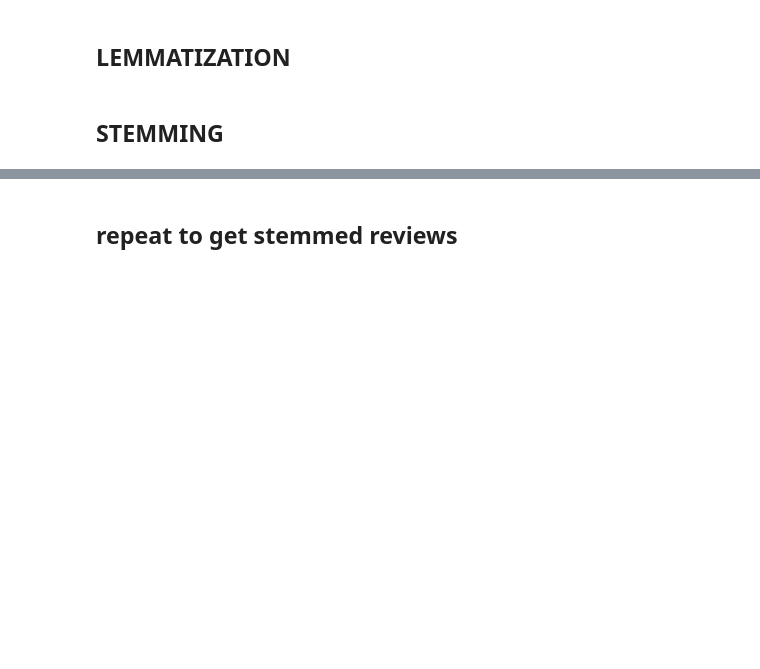
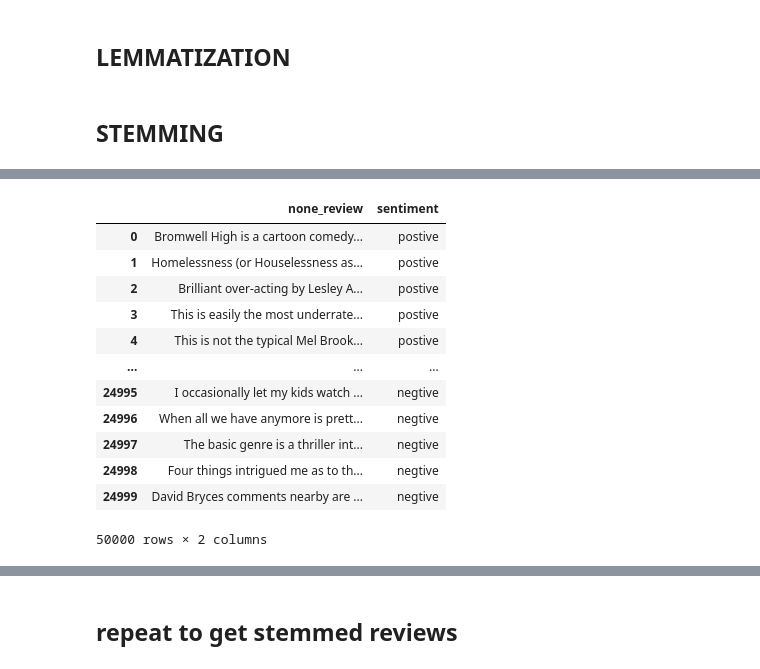
Before and after one commit to uhhiitsphilia/CDS-Project, a Jupyter notebook: preprocessing_Henry.ipynb, the cells around one changed output, grey strips where cells are left out. Cells and saved outputs as stored; diff of their text form; code cells hidden in the pictures; blank space fills up the shorter version.

```diff
--- a/preprocessing_Henry.ipynb
+++ b/preprocessing_Henry.ipynb
@@ -4,10 +4,10 @@ import re
 # %% [markdown]
 ## importing raw dataset from github
 # %%
-url = 'https://raw.githubusercontent.com/uhhiitsphilia/CDS-Project/main/data/raw_data/train.csv?token=AR3M6JJHPZWYH4EGFQ3V7JC7YWFJC'
+url = 'https://raw.githubusercontent.com/uhhiitsphilia/CDS-Project/main/data/raw_data/train.csv?token=AR3M6JN2SGWW4FAOY6AKM7C7YXL64'
 train = pd.read_csv(url)
 # %%
-url = 'https://raw.githubusercontent.com/uhhiitsphilia/CDS-Project/main/data/raw_data/test.csv?token=AR3M6JOKFBTZPZSL3TFDDGS7YWFMY'
+url = 'https://raw.githubusercontent.com/uhhiitsphilia/CDS-Project/main/data/raw_data/test.csv?token=AR3M6JOXPB2CWQGOKBLPEA27YXL76'
 test = pd.read_csv(url)
 # %%
 df = pd.DataFrame()
@@ -113,5 +112,23 @@ df_upload = pd.DataFrame({"lem_review":lemmatized_reviews,
 # %%
 df_upload_stem = pd.DataFrame({"stem_review":stemmed_reviews,
                     "sentiment":df.iloc[:, 1]})
+# %%
+df_upload_none = pd.DataFrame({"none_review":temp,
+                    "sentiment":df.iloc[:, 1]})
+df_upload_none
+# %% [output]
+|  | none_review | sentiment |
+| 0 | Bromwell High is a cartoon comedy... | postive |
+| 1 | Homelessness (or Houselessness as... | postive |
+| 2 | Brilliant over-acting by Lesley A... | postive |
+| 3 | This is easily the most underrate... | postive |
+| 4 | This is not the typical Mel Brook... | postive |
+| ... | ... | ... |
+| 24995 | I occasionally let my kids watch ... | negtive |
+| 24996 | When all we have anymore is prett... | negtive |
+| 24997 | The basic genre is a thriller int... | negtive |
+| 24998 | Four things intrigued me as to th... | negtive |
+| 24999 | David Bryces comments nearby are ... | negtive |
+50000 rows × 2 columns
 # %%
 #df_upload.to_csv("./lem_review.csv", sep=',',index=False)
```
Also changed, not shown: parts of 4 cells of this notebook.
